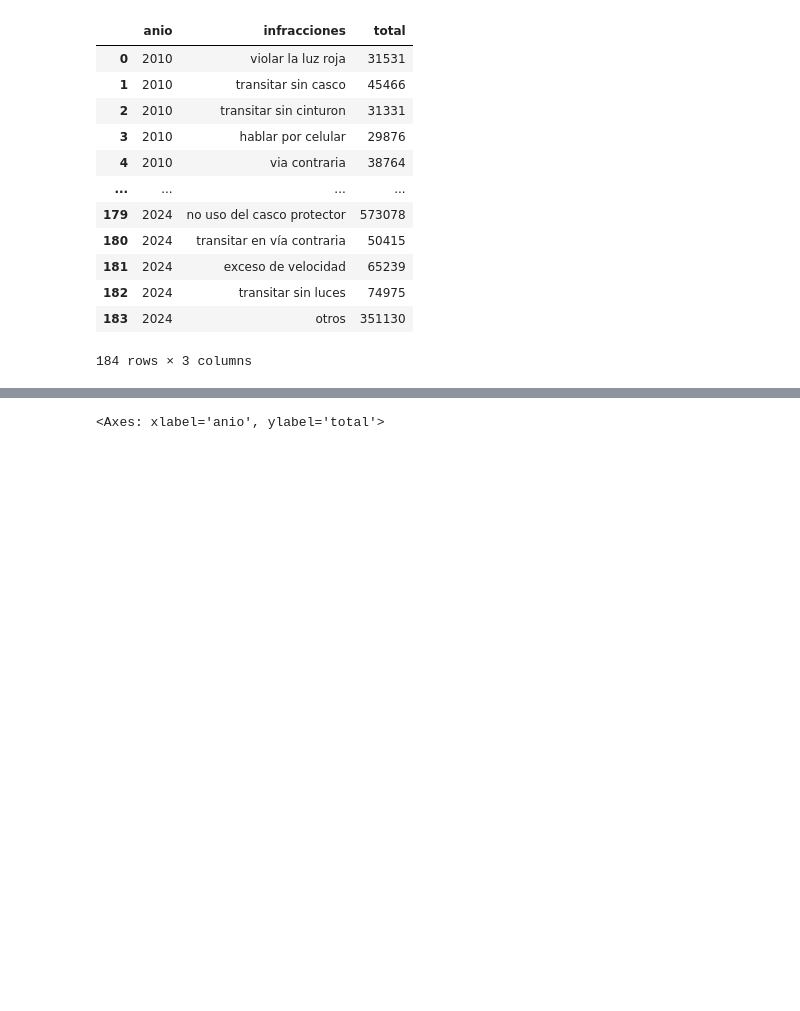
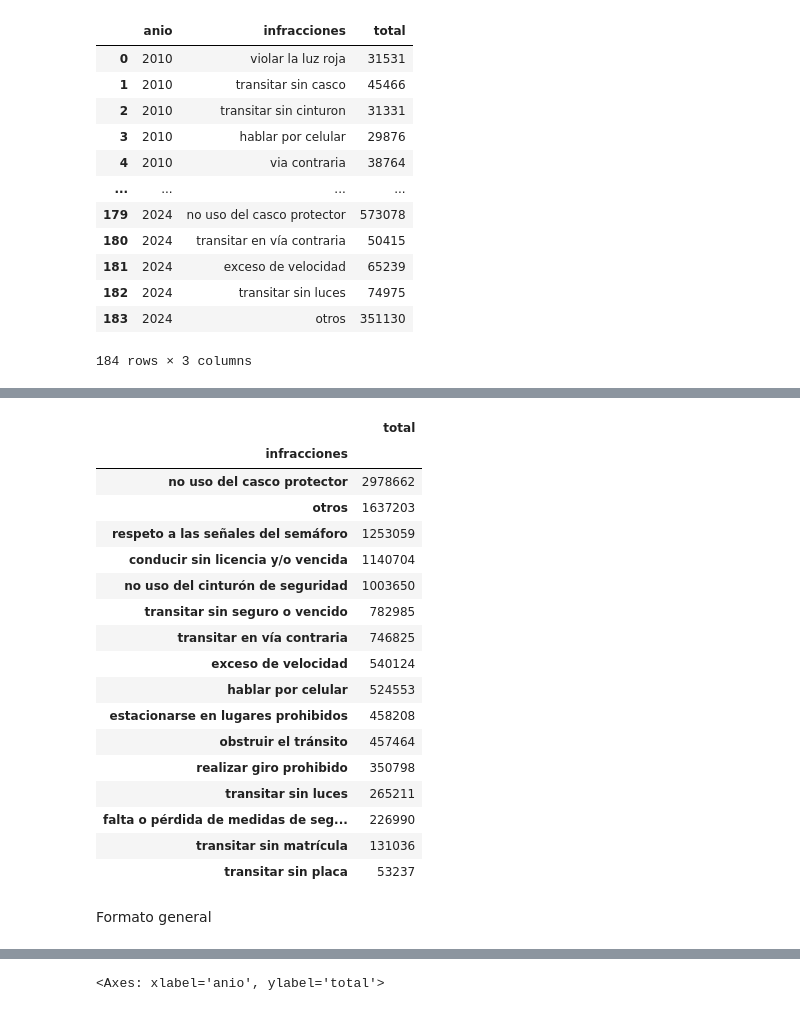
Before and after one commit to ngcarvajall/Accidentes_mortales_RD, a Jupyter notebook: Notebooks/Datos_añadidos.ipynb, the cells around one changed output, grey strips where cells are left out. Cells and saved outputs as stored; diff of their text form; code cells hidden in the pictures; blank space fills up the shorter version.

```diff
--- a/Notebooks/Datos_añadidos.ipynb
+++ b/Notebooks/Datos_añadidos.ipynb
@@ -662,3 +682,5 @@ df_infracciones_total_copia
 | 182 | 2024 | transitar sin luces | 74975 |
 | 183 | 2024 | otros | 351130 |
 184 rows × 3 columns
+# %%
+df_infracciones_total_copia['infracciones'] = df_infracciones_total_copia['infracciones'].str.strip()
@@ -664,0 +703,23 @@ df_infracciones_total_copia
+# %%
+df_infracciones_total_copia.groupby('infracciones')[['total']].sum().sort_values(by='total', ascending=False)
+# %% [output]
+|  | total |
+| infracciones |  |
+| no uso del casco protector | 2978662 |
+| otros | 1637203 |
+| respeto a las señales del semáforo | 1253059 |
+| conducir sin licencia y/o vencida | 1140704 |
+| no uso del cinturón de seguridad | 1003650 |
+| transitar sin seguro o vencido | 782985 |
+| transitar en vía contraria | 746825 |
+| exceso de velocidad | 540124 |
+| hablar por celular | 524553 |
+| estacionarse en lugares prohibidos | 458208 |
+| obstruir el tránsito | 457464 |
+| realizar giro prohibido | 350798 |
+| transitar sin luces | 265211 |
+| falta o pérdida de medidas de seg... | 226990 |
+| transitar sin matrícula | 131036 |
+| transitar sin placa | 53237 |
+# %% [markdown]
+Formato general
```
Also changed, not shown: parts of 12 cells of this notebook.
